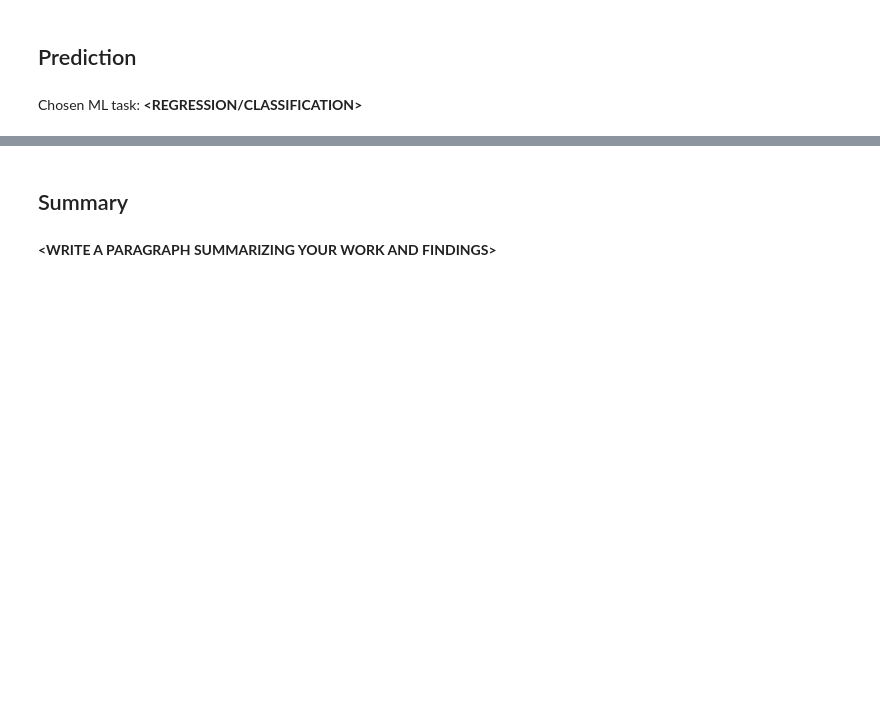
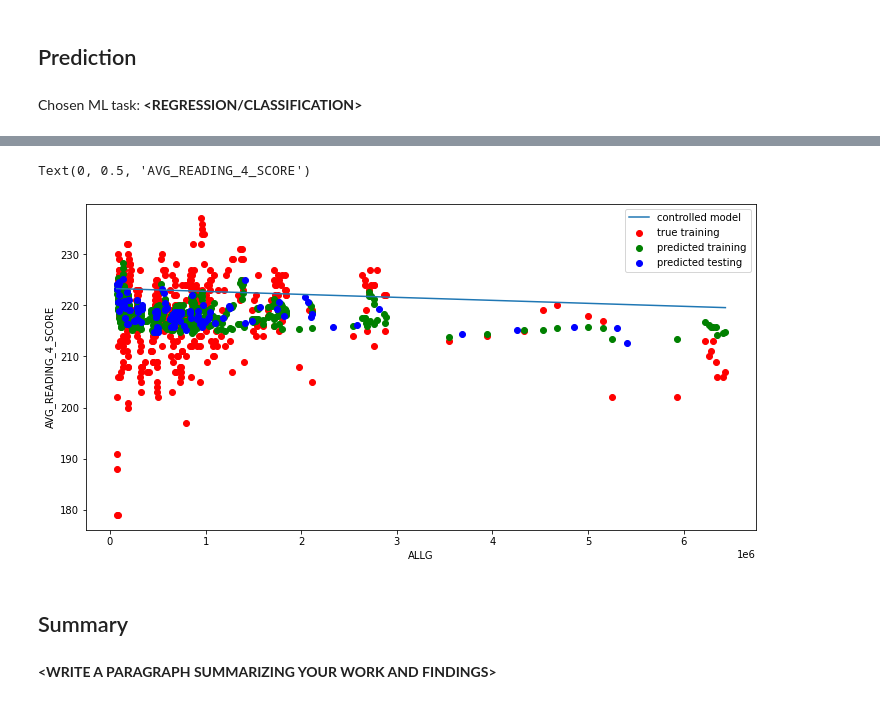
Before and after one commit to samriddhig/mdst_workshops, a Jupyter notebook: Workshop3/checkpoint3.ipynb, the cells around one changed output, grey strips where cells are left out. Cells and saved outputs as stored; diff of their text form; code cells hidden in the pictures; blank space fills up the shorter version.

```diff
--- a/Workshop3/checkpoint3.ipynb
+++ b/Workshop3/checkpoint3.ipynb
@@ -241,0 +306,2 @@ dataFile["SCHOOL_SIZE"] = pd.cut(x = dataFile["ENROLL_ALL"], bins= [0, 70000, 10
+# %%
+dataFile = dataFile.dropna(how = "any", axis = 0)
@@ -301,6 +365,9 @@ y = ??
+# %%
+X = dataFile[["ALLG","SUPPORT_SERVICES_EXPENDITURE_PER_STUDENT"]].dropna()
+y = dataFile.loc[X.index]["AVG_READING_4_SCORE"]
 # %%
 X_train, X_test, y_train, y_test = train_test_split(
-     X, y, test_size=??, random_state=0)
+     X, y, test_size=0.2, random_state=0)
 # %% [markdown]
 <h2> Prediction </h2>
 # %% [markdown]
@@ -310,5 +378,5 @@ Chosen ML task: **<REGRESSION/CLASSIFICATION>**
 # %%
 # create your model here
-model =
+model = LinearRegression()
 # %%
 model.fit(X_train, y_train)
@@ -323,25 +395,28 @@ plot_confusion_matrix(model, X_test, y_test,
 # %%
 # for regression: (pick a single column to visualize results)
 
 # Results from this graph _should not_ be used as a part of your results -- it is just here to help with intuition.
 # Instead, look at the error values and individual intercepts.
 
 
-col_name = ??
+col_name = "ALLG"
 col_index = X_train.columns.get_loc(col_name)
 
 f = plt.figure(figsize=(12,6))
 plt.scatter(X_train[col_name], y_train, color = "red")
 plt.scatter(X_train[col_name], model.predict(X_train), color = "green")
 plt.scatter(X_test[col_name], model.predict(X_test), color = "blue")
 
 new_x = np.linspace(X_train[col_name].min(),X_train[col_name].max(),200)
 intercept = model.predict([X_train.sort_values(col_name).iloc[0]]) - X_train[col_name].min()*model.coef_[col_index]
 plt.plot(new_x, intercept+new_x*model.coef_[col_index])
 
 plt.legend(['controlled model','true training','predicted training','predicted testing'])
 plt.xlabel(col_name)
-plt.ylabel(??)
+plt.ylabel("AVG_READING_4_SCORE")
+# %% [output]
+Text(0, 0.5, 'AVG_READING_4_SCORE')
+[figure, added]
 # %% [markdown]
 <h2> Summary </h2>
 # %% [markdown]
```
Also changed, not shown: parts of 20 cells of this notebook.
